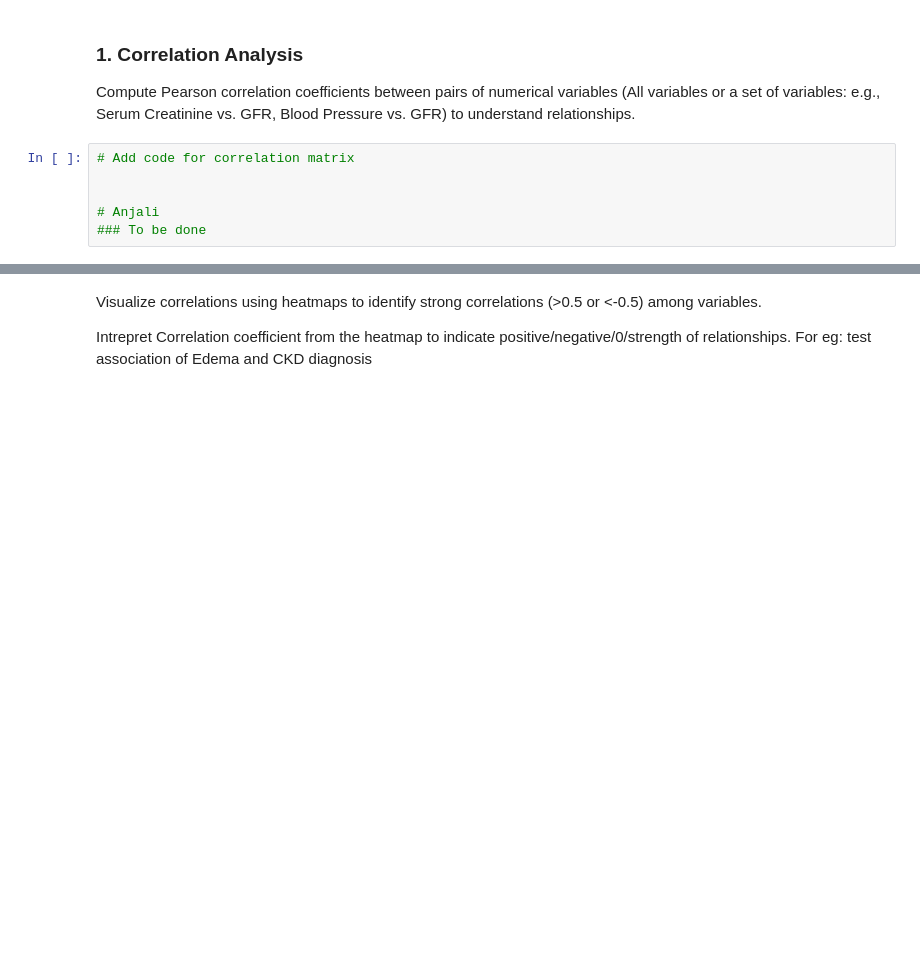
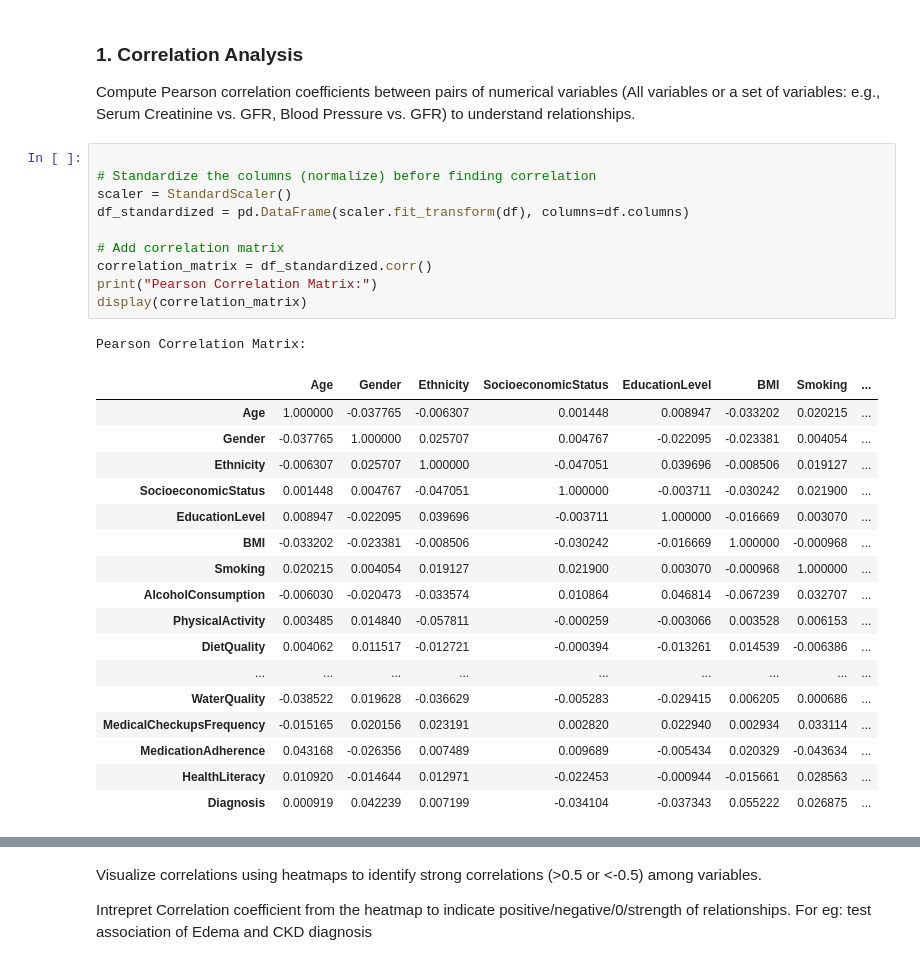
Before and after one commit to anjali-deshpande-hub/chronic_kidney_disease, a Jupyter notebook: src/CKD.ipynb, the cells around one changed output, grey strips where cells are left out. Drawn from its saved outputs; the diff is of its cells as text; blank space fills up the shorter version.

```diff
--- a/src/CKD.ipynb
+++ b/src/CKD.ipynb
@@ -139,9 +146,32 @@ categorical_features = [
 ### 1. Correlation Analysis
 
 Compute Pearson correlation coefficients between pairs of numerical variables (All variables or a set of variables: e.g., Serum Creatinine vs. GFR, Blood Pressure vs. GFR) to understand relationships.
-# %%
-# Add code for correlation matrix
-
-
-# Anjali
-### To be done
+# %%
+
+# Standardize the columns (normalize) before finding correlation
+scaler = StandardScaler()
+df_standardized = pd.DataFrame(scaler.fit_transform(df), columns=df.columns)
+
+# Add correlation matrix
+correlation_matrix = df_standardized.corr()
+print("Pearson Correlation Matrix:")
+display(correlation_matrix)
+# %% [output]
+Pearson Correlation Matrix:
+|  | Age | Gender | Ethnicity | SocioeconomicStatus | EducationLevel | BMI | Smoking | ... |
+| Age | 1.000000 | -0.037765 | -0.006307 | 0.001448 | 0.008947 | -0.033202 | 0.020215 | ... |
+| Gender | -0.037765 | 1.000000 | 0.025707 | 0.004767 | -0.022095 | -0.023381 | 0.004054 | ... |
+| Ethnicity | -0.006307 | 0.025707 | 1.000000 | -0.047051 | 0.039696 | -0.008506 | 0.019127 | ... |
+| SocioeconomicStatus | 0.001448 | 0.004767 | -0.047051 | 1.000000 | -0.003711 | -0.030242 | 0.021900 | ... |
+| EducationLevel | 0.008947 | -0.022095 | 0.039696 | -0.003711 | 1.000000 | -0.016669 | 0.003070 | ... |
+| BMI | -0.033202 | -0.023381 | -0.008506 | -0.030242 | -0.016669 | 1.000000 | -0.000968 | ... |
+| Smoking | 0.020215 | 0.004054 | 0.019127 | 0.021900 | 0.003070 | -0.000968 | 1.000000 | ... |
+| AlcoholConsumption | -0.006030 | -0.020473 | -0.033574 | 0.010864 | 0.046814 | -0.067239 | 0.032707 | ... |
+| PhysicalActivity | 0.003485 | 0.014840 | -0.057811 | -0.000259 | -0.003066 | 0.003528 | 0.006153 | ... |
+| DietQuality | 0.004062 | 0.011517 | -0.012721 | -0.000394 | -0.013261 | 0.014539 | -0.006386 | ... |
+| ... | ... | ... | ... | ... | ... | ... | ... | ... |
+| WaterQuality | -0.038522 | 0.019628 | -0.036629 | -0.005283 | -0.029415 | 0.006205 | 0.000686 | ... |
+| MedicalCheckupsFrequency | -0.015165 | 0.020156 | 0.023191 | 0.002820 | 0.022940 | 0.002934 | 0.033114 | ... |
+| MedicationAdherence | 0.043168 | -0.026356 | 0.007489 | 0.009689 | -0.005434 | 0.020329 | -0.043634 | ... |
+| HealthLiteracy | 0.010920 | -0.014644 | 0.012971 | -0.022453 | -0.000944 | -0.015661 | 0.028563 | ... |
+| Diagnosis | 0.000919 | 0.042239 | 0.007199 | -0.034104 | -0.037343 | 0.055222 | 0.026875 | ... |
```
Also changed, not shown: parts of 7 cells of this notebook.
